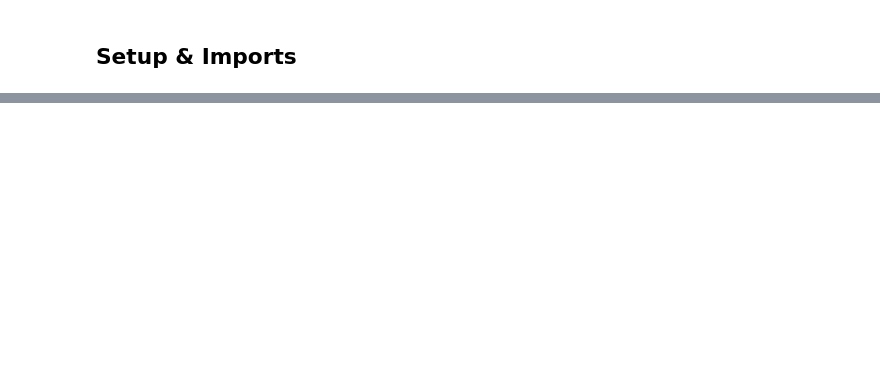
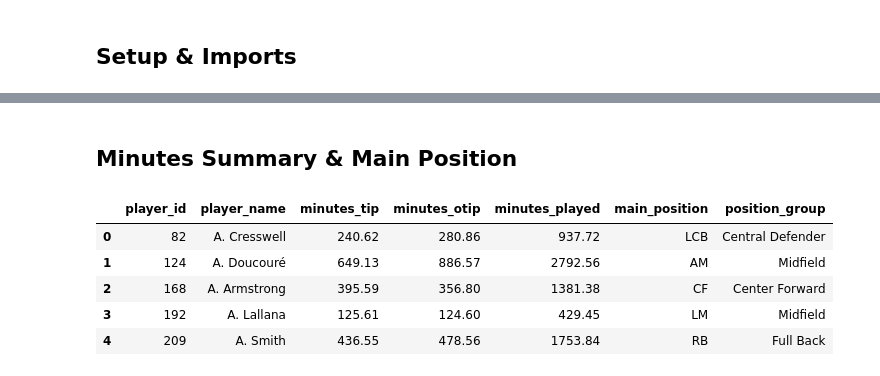
Before and after one commit to vickyfriss/Football-analytics, a Jupyter notebook: 202603 - 3 - Premier League 24-25 player statistics.ipynb, the cells around one changed output, grey strips where cells are left out. Saved outputs shown, nothing was run; the diff lists cells and outputs as text; code cells hidden in the pictures; blank space fills up the shorter version.

```diff
--- a/202603 - 3 - Premier League 24-25 player statistics.ipynb
+++ b/202603 - 3 - Premier League 24-25 player statistics.ipynb
@@ -477,0 +67,52 @@ KeyError: 'obe_total'
+# %% [markdown]
+## Minutes Summary & Main Position
+# %%
+# ================================
+# Minutes Summary
+# ================================
+minutes_summary = (
+    players_match.groupby(["player_id","player_name"])
+    .agg(
+        minutes_tip=("playing_time_total_minutes_tip","sum"),
+        minutes_otip=("playing_time_total_minutes_otip","sum"),
+        minutes_played=("playing_time_total_minutes_played","sum")
+    )
+    .reset_index()
+)
+
+# ================================
+# Determine Main Position
+# ================================
+position_minutes = (
+    players_match.groupby(["player_id","player_name","position","position_group"], as_index=False)
+    .agg(minutes_played=("playing_time_total_minutes_played","sum"))
+)
+position_minutes_sorted = position_minutes.sort_values(["player_id","minutes_played"], ascending=[True,False])
+
+def get_main_position(df):
+    main_pos = df.iloc[0]["position"]
+    pos_group = df.iloc[0]["position_group"]
+
+    if main_pos == "SUB" and len(df) > 1:
+        main_pos = df.iloc[1]["position"]
+        pos_group = df.iloc[1]["position_group"]
+
+    if main_pos == "GK":
+        pos_group = "Goalkeeper"
+
+    return pd.Series({"main_position": main_pos, "position_group": pos_group})
+
+main_positions = position_minutes_sorted.groupby("player_id", group_keys=False).apply(get_main_position).reset_index()
+
+# Merge final player dataset
+players = minutes_summary.merge(main_positions, on="player_id", how="left")
+players["minutes_played"] = players["minutes_played"].replace(0, np.nan)
+# %%
+players.head()
+# %% [output]
+|  | player_id | player_name | minutes_tip | minutes_otip | minutes_played | main_position | position_group |
+| 0 | 82 | A. Cresswell | 240.62 | 280.86 | 937.72 | LCB | Central Defender |
+| 1 | 124 | A. Doucouré | 649.13 | 886.57 | 2792.56 | AM | Midfield |
+| 2 | 168 | A. Armstrong | 395.59 | 356.80 | 1381.38 | CF | Center Forward |
+| 3 | 192 | A. Lallana | 125.61 | 124.60 | 429.45 | LM | Midfield |
+| 4 | 209 | A. Smith | 436.55 | 478.56 | 1753.84 | RB | Full Back |
```
Also changed, not shown: parts of 45 cells of this notebook.
